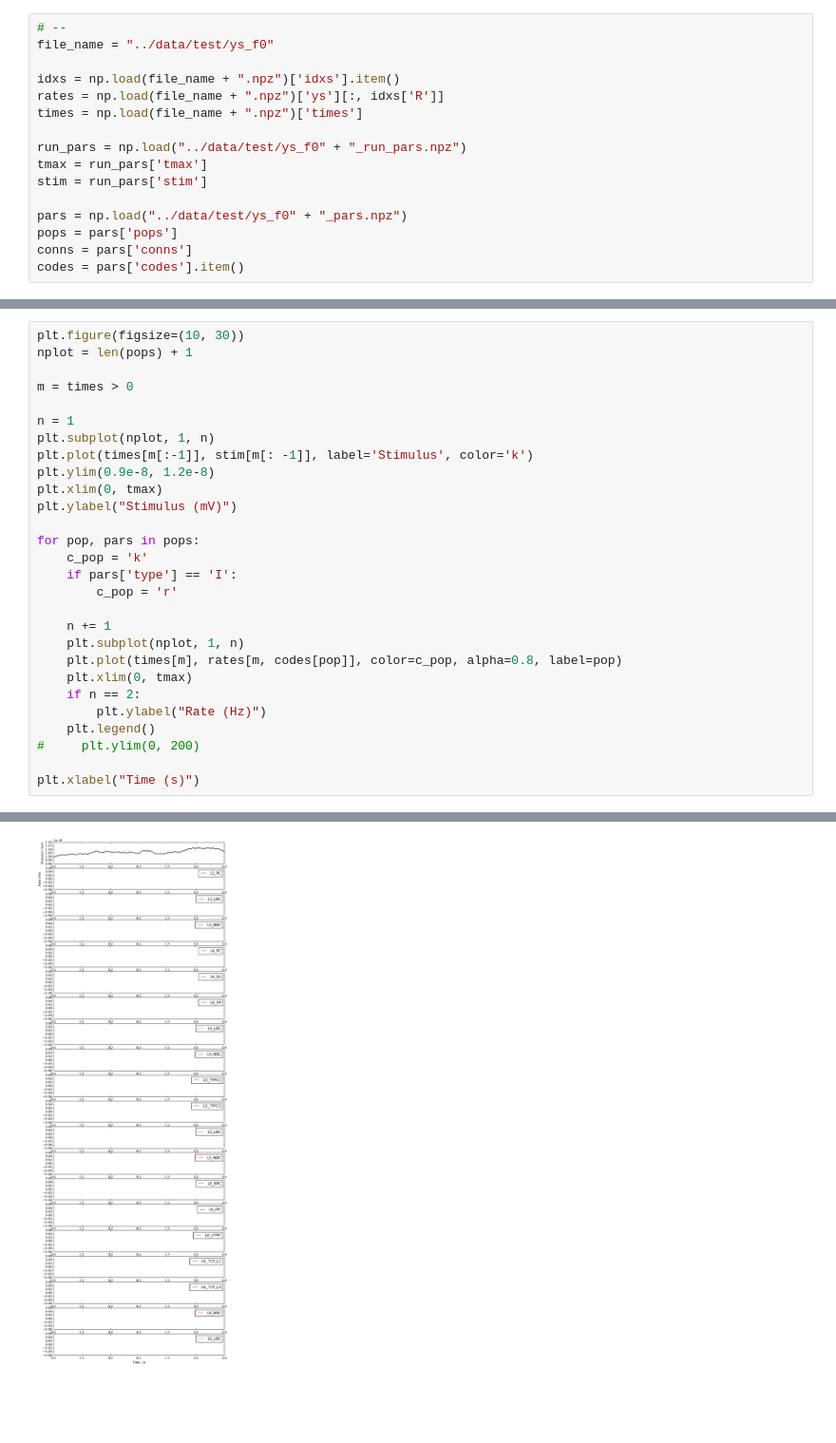
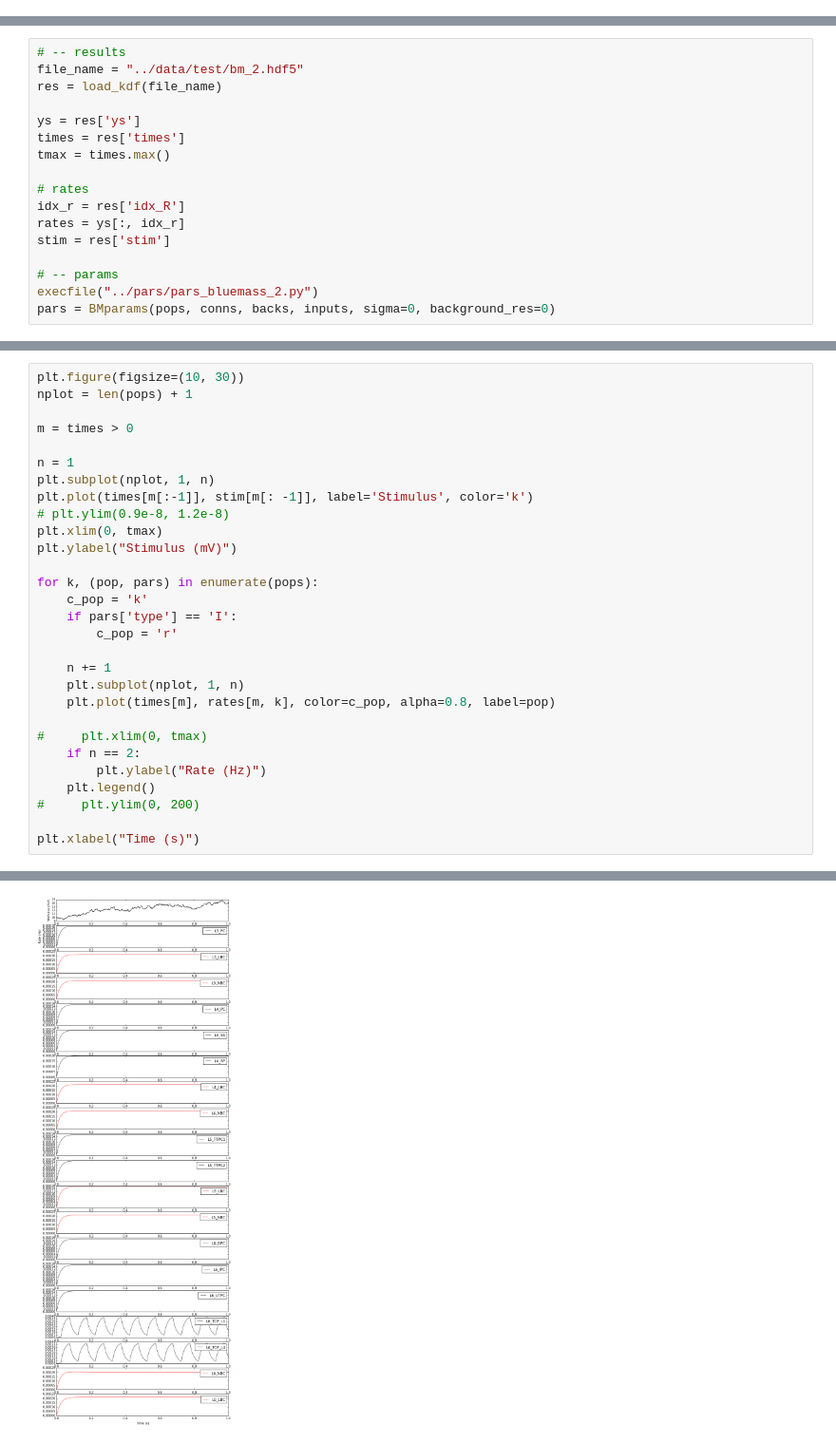
Before and after one commit to voytekresearch/pacological, a Jupyter notebook: ipynb/layers_blue_brain.ipynb, the cells around one changed output, grey strips where cells are left out. Shown: that part at 95% size. Drawn from its saved outputs; the diff is of its cells as text; blank space fills up the shorter version.

Commit message:
Working commit - evrything seems dandy with the math
still param tuning.

```diff
--- a/ipynb/layers_blue_brain.ipynb
+++ b/ipynb/layers_blue_brain.ipynb
@@ -6,17 +8 @@ import matplotlib.pyplot as plt
 import numpy as np
-# %%
-# --
-file_name = "../data/test/ys_f0"
-
-idxs = np.load(file_name + ".npz")['idxs'].item()
-rates = np.load(file_name + ".npz")['ys'][:, idxs['R']]
-times = np.load(file_name + ".npz")['times']
-
-run_pars = np.load("../data/test/ys_f0" + "_run_pars.npz")
-tmax = run_pars['tmax']
-stim = run_pars['stim']
-
-pars = np.load("../data/test/ys_f0" + "_pars.npz")
-pops = pars['pops']
-conns = pars['conns']
-codes = pars['codes'].item()
@@ -32,0 +9,17 @@ array([[  8.,  12.,  12., ...,   8.,  12.,  12.],
+# %%
+# -- results
+file_name = "../data/test/bm_2.hdf5"
+res = load_kdf(file_name)
+
+ys = res['ys']
+times = res['times']
+tmax = times.max()
+
+# rates
+idx_r = res['idx_R']
+rates = ys[:, idx_r]
+stim = res['stim']
+
+# -- params
+execfile("../pars/pars_bluemass_2.py")
+pars = BMparams(pops, conns, backs, inputs, sigma=0, background_res=0)
@@ -33,31 +29,32 @@ array([[  8.,  12.,  12., ...,   8.,  12.,  12.],
 # %%
 plt.figure(figsize=(10, 30))
 nplot = len(pops) + 1
 
 m = times > 0
 
 n = 1
 plt.subplot(nplot, 1, n)
 plt.plot(times[m[:-1]], stim[m[: -1]], label='Stimulus', color='k')
-plt.ylim(0.9e-8, 1.2e-8)
+# plt.ylim(0.9e-8, 1.2e-8)
 plt.xlim(0, tmax)
 plt.ylabel("Stimulus (mV)")
 
-for pop, pars in pops:
+for k, (pop, pars) in enumerate(pops):
     c_pop = 'k'
     if pars['type'] == 'I':
         c_pop = 'r'
 
     n += 1
     plt.subplot(nplot, 1, n)
-    plt.plot(times[m], rates[m, codes[pop]], color=c_pop, alpha=0.8, label=pop)
-    plt.xlim(0, tmax)
+    plt.plot(times[m], rates[m, k], color=c_pop, alpha=0.8, label=pop)
+
+#     plt.xlim(0, tmax)
     if n == 2:
         plt.ylabel("Rate (Hz)")
     plt.legend()
 #     plt.ylim(0, 200)
 
 plt.xlabel("Time (s)")
 # %% [output]
 <matplotlib.text.Text at 0x...>
-[figure, old version]
+[figure, new version]
```
Also changed, not shown: parts of 4 cells of this notebook, 17 other files.
